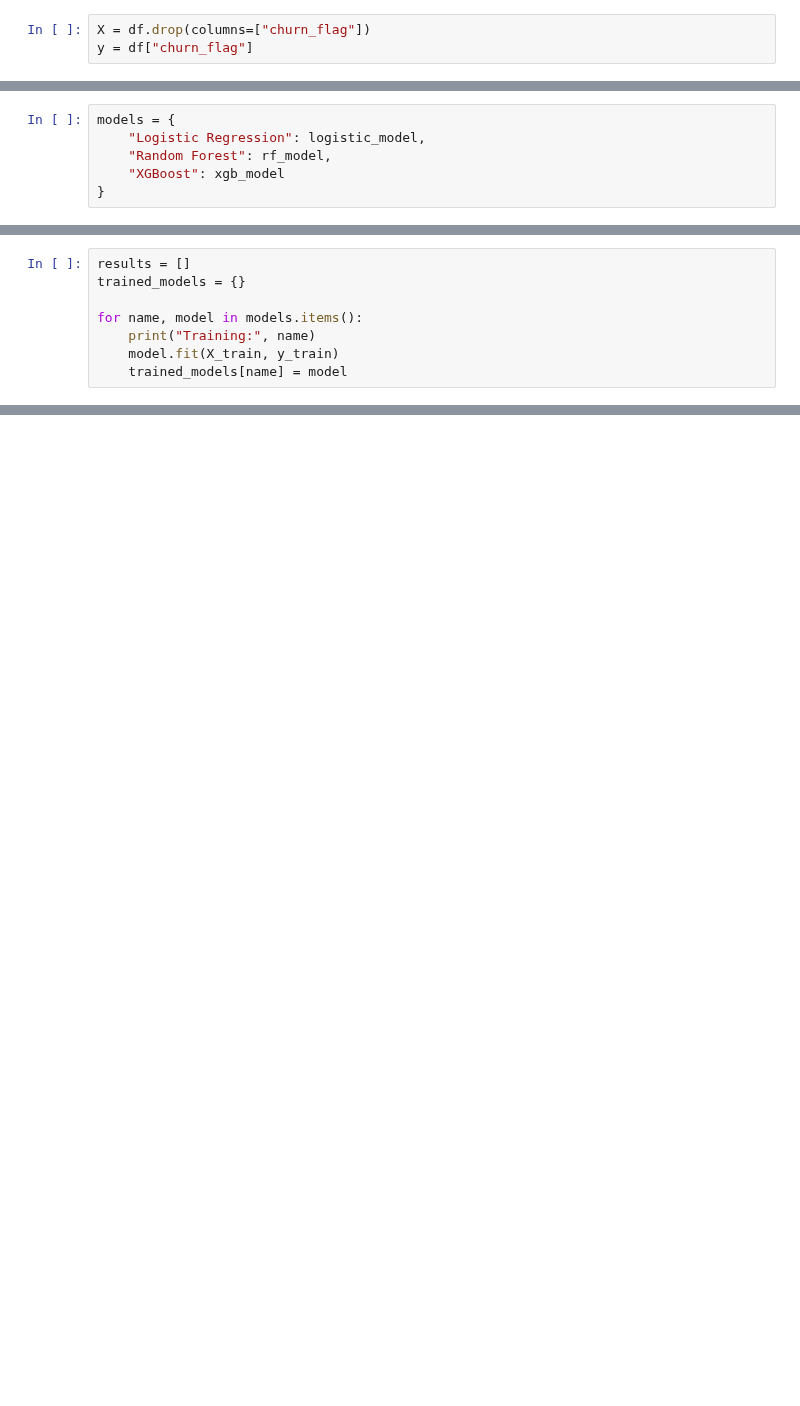
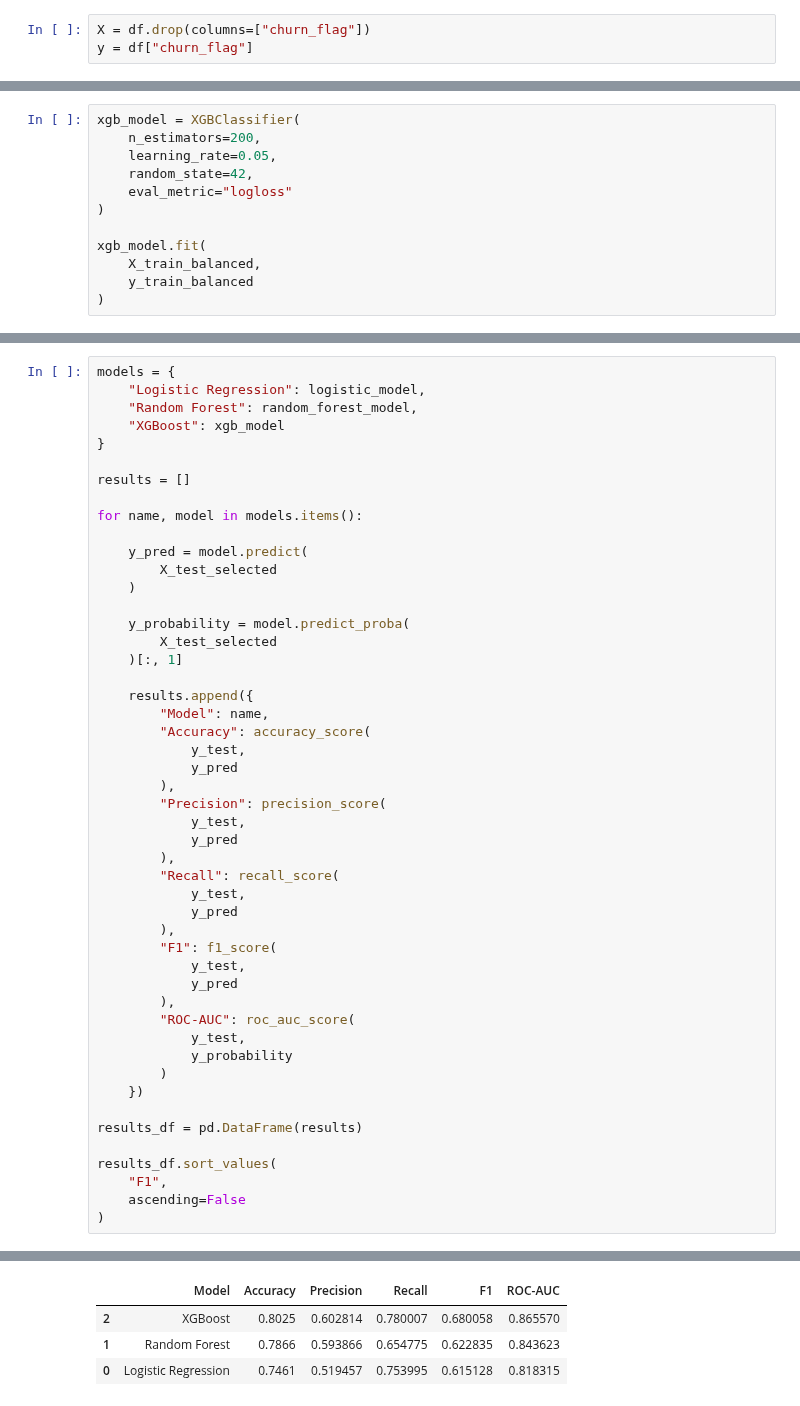
Before and after one commit to tirtha-raut/gen-ai-jaro, a Jupyter notebook: project/customer_churn_prediction/notebooks/model_building.ipynb.ipynb, the cells around one changed output, grey strips where cells are left out. Drawn from its saved outputs; the diff is of its cells as text; blank space fills up the shorter version.

```diff
--- a/project/customer_churn_prediction/notebooks/model_building.ipynb.ipynb
+++ b/project/customer_churn_prediction/notebooks/model_building.ipynb.ipynb
@@ -91,6 +258,12 @@ xgb_model = ImbPipeline(
 # %%
-models = {
-    "Logistic Regression": logistic_model,
-    "Random Forest": rf_model,
-    "XGBoost": xgb_model
-}
+xgb_model = XGBClassifier(
+    n_estimators=200,
+    learning_rate=0.05,
+    random_state=42,
+    eval_metric="logloss"
+)
+
+xgb_model.fit(
+    X_train_balanced,
+    y_train_balanced
+)
@@ -97,9 +283,50 @@ models = {
 # %%
+models = {
+    "Logistic Regression": logistic_model,
+    "Random Forest": random_forest_model,
+    "XGBoost": xgb_model
+}
+
 results = []
-trained_models = {}
 
 for name, model in models.items():
-    print("Training:", name)
-    model.fit(X_train, y_train)
-    trained_models[name] = model
+
+    y_pred = model.predict(
+        X_test_selected
+    )
+
+    y_probability = model.predict_proba(
+        X_test_selected
+    )[:, 1]
+
+    results.append({
+        "Model": name,
+        "Accuracy": accuracy_score(
+            y_test,
+            y_pred
+        ),
+        "Precision": precision_score(
+            y_test,
+            y_pred
+        ),
+        "Recall": recall_score(
+            y_test,
+            y_pred
+        ),
+        "F1": f1_score(
+            y_test,
+            y_pred
+        ),
+        "ROC-AUC": roc_auc_score(
+            y_test,
+            y_probability
+        )
+    })
+
+results_df = pd.DataFrame(results)
+
+results_df.sort_values(
+    "F1",
+    ascending=False
+)
 # %% [output]
@@ -109 +333,5 @@ Training: XGBoost
+|  | Model | Accuracy | Precision | Recall | F1 | ROC-AUC |
+| 2 | XGBoost | 0.8025 | 0.602814 | 0.780007 | 0.680058 | 0.865570 |
+| 1 | Random Forest | 0.7866 | 0.593866 | 0.654775 | 0.622835 | 0.843623 |
+| 0 | Logistic Regression | 0.7461 | 0.519457 | 0.753995 | 0.615128 | 0.818315 |
 # %%
```
Also changed, not shown: parts of 38 cells of this notebook, 20 other files.
